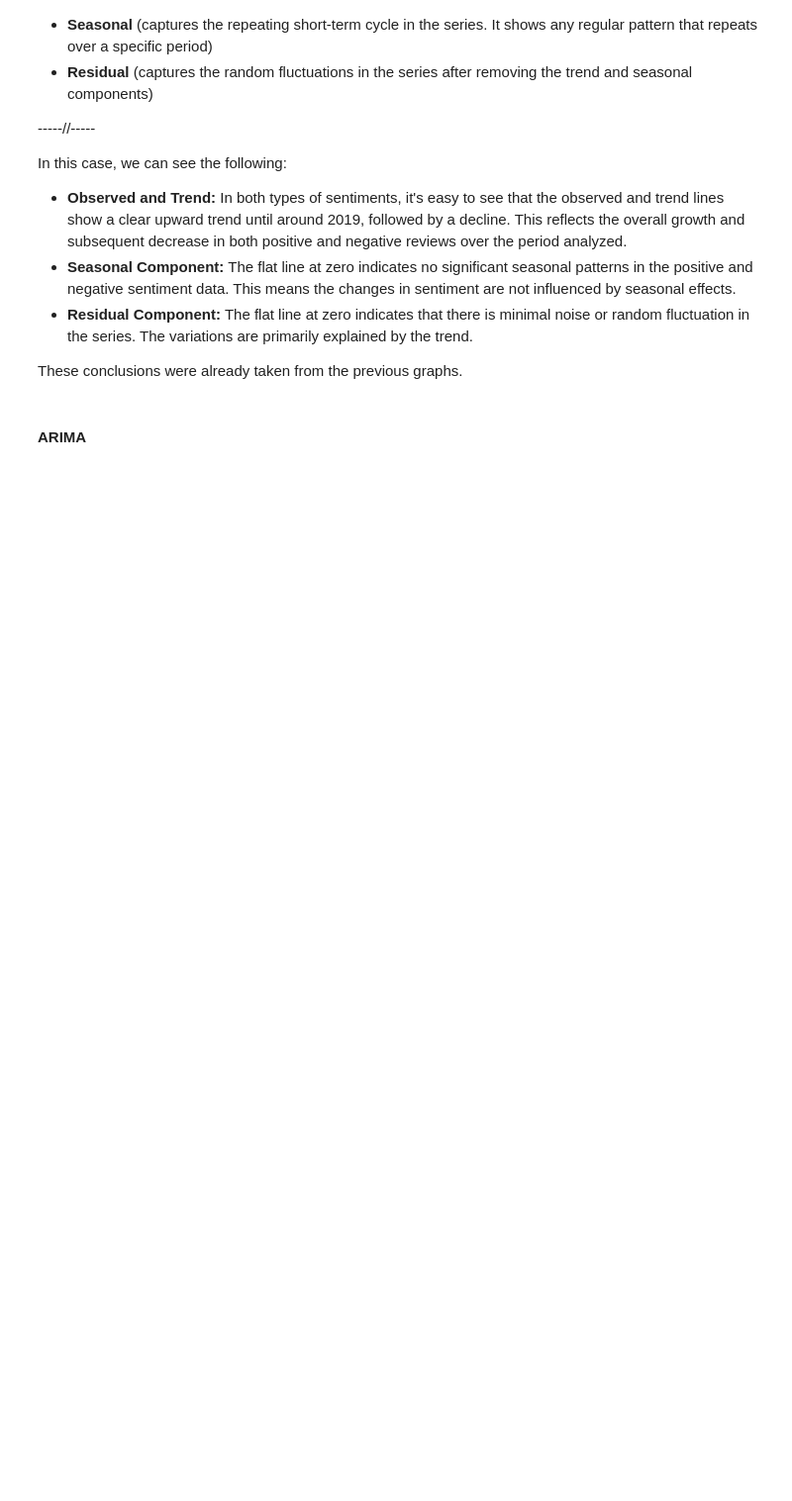
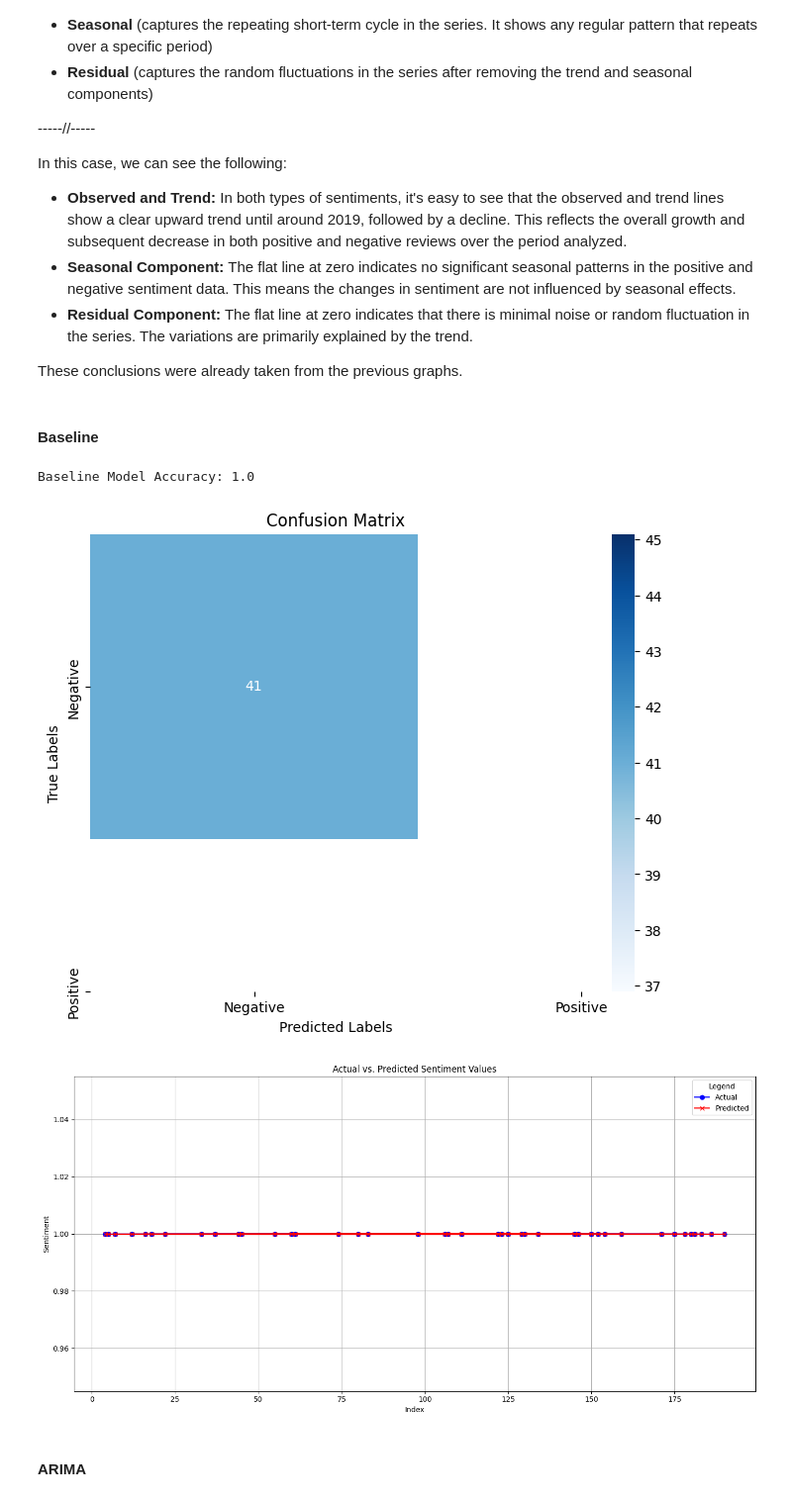
Before and after one commit to Antoni0Ferreira/FEUP-CAC, a Jupyter notebook: nlp_timeseries.ipynb, the cells around one changed output. Shown at 99% size. Drawn from its saved outputs; the diff is of its cells as text; code cells hidden in the pictures; blank space fills up the shorter version.

```diff
--- a/nlp_timeseries.ipynb
+++ b/nlp_timeseries.ipynb
@@ -409,6 +462,64 @@ In this case, we can see the following:
 - **Residual Component:** The flat line at zero indicates that there is minimal noise or random fluctuation in the series. The variations are primarily explained by the trend.
 
 These conclusions were already taken from the previous graphs.
+# %% [markdown]
+#### Baseline
+# %%
+### now let's use the Baseline model to predict the sentiment of the reviews
+from sklearn.model_selection import train_test_split
+from sklearn.dummy import DummyClassifier
+from sklearn.metrics import accuracy_score
+
+# Define the features and target variable
+X = monthly_data[['positive', 'negative']]
+y = monthly_data['positive_smoothed'] > monthly_data['negative_smoothed']
+
+# Split the data into training and test sets
+X_train, X_test, y_train, y_test = train_test_split(X, y, test_size=0.2, random_state=0)
+
+# Initialize the DummyClassifier with strategy 'most_frequent'
+dummy = DummyClassifier(strategy='most_frequent')
+
+# Fit the model on the training set
+dummy.fit(X_train, y_train)
+
+# Make predictions on the test set
+y_pred = dummy.predict(X_test)
+
+# Calculate the accuracy of the model
+accuracy = accuracy_score(y_test, y_pred)
+print('Baseline Model Accuracy:', accuracy)
+
+# plot the confusion matrix
+from sklearn.metrics import confusion_matrix
+import seaborn as sns
+
+# Calculate the confusion matrix
+cm = confusion_matrix(y_test, y_pred)
+
+# Plot the confusion matrix
+plt.figure(figsize=(8, 6))
+sns.heatmap(cm, annot=True, fmt='d', cmap='Blues', xticklabels=['Negative', 'Positive'], yticklabels=['Negative', 'Positive'])
+plt.title('Confusion Matrix')
+plt.xlabel('Predicted Labels')
+plt.ylabel('True Labels')
+plt.show()
+
+# Plot the forecasted sentiment values
+plt.figure(figsize=(14, 7))
+plt.plot(y_test.index, y_test, label='Actual', color='blue', marker='o')
+plt.plot(y_test.index, y_pred, label='Predicted', color='red', marker='x')
+plt.title('Actual vs. Predicted Sentiment Values')
+plt.xlabel('Index')
+plt.ylabel('Sentiment')
+plt.legend(title='Legend')
+plt.tight_layout()
+plt.grid(True)
+plt.show()
+# %% [output]
+Baseline Model Accuracy: 1.0
+[figure, added]
+[figure, added]
 # %% [markdown]
 #### ARIMA
 # %%
```
Also changed, not shown: parts of 11 cells of this notebook.
